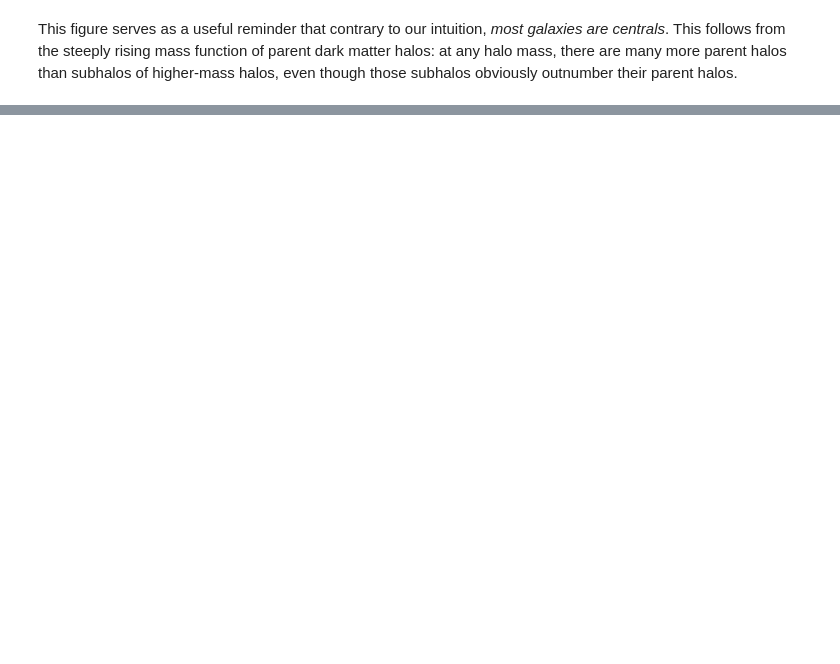
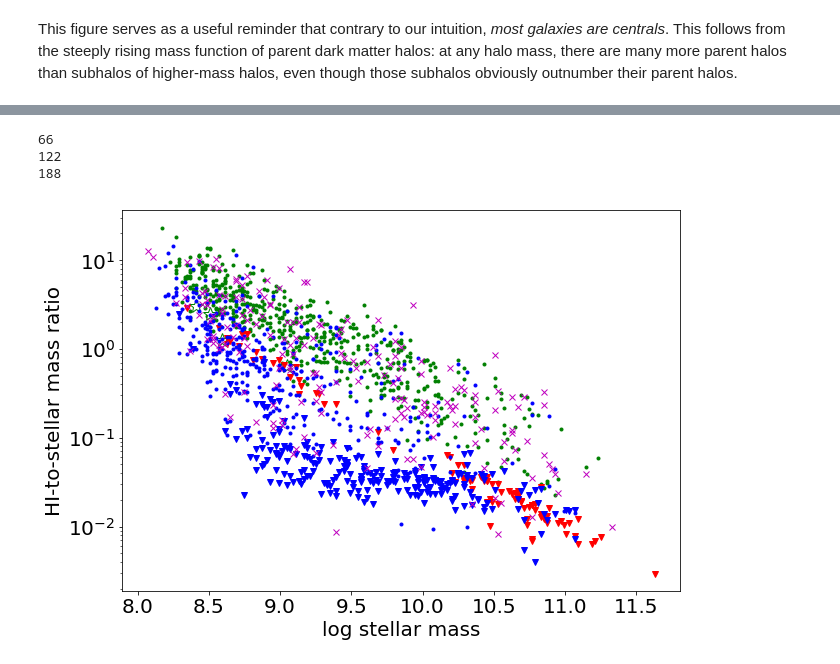
Before and after one commit to resolvesurvey/database-tutorial, a Jupyter notebook: RESOLVE_DataTutorial.ipynb, the cells around one changed output, grey strips where cells are left out. Saved outputs shown, nothing was run; the diff lists cells and outputs as text; code cells hidden in the pictures; blank space fills up the shorter version.

```diff
--- a/RESOLVE_DataTutorial.ipynb
+++ b/RESOLVE_DataTutorial.ipynb
@@ -91,0 +162,61 @@ bsem = (radeg >= 300) | (radeg <= 45) # 22-3 hr in RA is RESOLVE-B
+# %%
+# replace confused detections with successfully deconfused data
+confused = data['confused']
+f21corr = data['f21corr'] # deconfused flux
+ef21corr_rand = data['ef21corr_rand'] # random error on deconfused flux
+ef21corr_sys = data['ef21corr_sys'] # systematic error on deconfused flux
+f21corr[np.where(f21corr == 0)] = np.nan # treat zero in f21corr as NaN
+notempty = np.where(~np.isnan(f21corr))
+deconfokay = np.zeros(len(f21corr),dtype=bool)
+deconfokay[notempty] = (ef21corr_sys[notempty]/f21corr[notempty]) < 0.25
+goodconf = (confused == 1) & deconfokay # successfully deconfused
+badconf = (confused == 1) & ~deconfokay # unsuccessfully deconfused
+logmhicorr = np.log10(f21corr * 2.36e5 * (DinMpc)**2) # deconfused HI mass
+
+notconf = (confused != 1)
+sel1b = np.where(inorigsample & (hitelescope == "ALFALFA") & (snr21 >= 5) & (limflagmhi == 0) & notconf) # note 5 not 6.5
+sel2b = np.where(inorigsample & (hitelescope == "ALFALFA") & (snr21 < 5) & (snr21 > 0) & (limflagmhi == 0) & notconf)
+sel3b = np.where(inorigsample & (hitelescope == "ALFALFA") & (limflagmhi == 1) & notconf) # notconf is unnecessary here
+sel4b = np.where(inorigsample & (hitelescope != "ALFALFA") & (limflagmhi != 1) & (~np.isnan(ef21)) & notconf) # again, not missing
+sel5b = np.where(inorigsample & (hitelescope != "ALFALFA") & (limflagmhi == 1) & notconf) # notconf is unnecessary here
+hitostars1b = (10**logmhi[sel1b]) / (10**logmstar[sel1b])
+hitostars2b = (10**logmhi[sel2b]) / (10**logmstar[sel2b])
+hitostars3b = (10**logmhi[sel3b]) / (10**logmstar[sel3b])
+hitostars4b = (10**logmhi[sel4b]) / (10**logmstar[sel4b])
+hitostars5b = (10**logmhi[sel5b]) / (10**logmstar[sel5b])
+
+sel6 = np.where(inorigsample & goodconf)
+hitostars6 = (10**logmhicorr[sel6]) / (10**logmstar[sel6])
+
+# will need photometric gas fractions for unsuccessfully deconfused galaxies
+modeluj = data['modelu_j']
+b_a=data['b_a']
+modcolor = 1.140*modeluj + 0.594*(b_a) # from Eckert et al (2015) -- 1D fit with survival analysis on Mgas-to-M* limits
+photloggovers = 3.659 -0.981*modcolor # from Eckert et al (2015) volume-limited calibration, ~0.3 dex scatter
+logmhiphot = np.log10((10**photloggovers/1.4) * 10**logmstar) # take out 1.4 for Helium --> just HI
+
+sel7 = np.where(inorigsample & badconf)
+hitostars7 = (10**logmhiphot[sel7]) / (10**logmstar[sel7])
+
+# repeat plot replacing confused data with deconfused data or photometric estimates
+fig4 = plt.figure(4,figsize=(10,7))
+plt.clf()
+plt.plot(logmstar[sel1b],hitostars1b,'g.', label="ALFALFA high SNR")
+plt.plot(logmstar[sel2b],hitostars2b,'g*', markersize=15, markerfacecolor="white", label="ALFALFA low SNR (cat?)")
+plt.plot(logmstar[sel3b],hitostars3b,'rv', label="ALFALFA upper lim (not cat)")
+plt.plot(logmstar[sel4b],hitostars4b,'b.', label="new high SNR")
+plt.plot(logmstar[sel5b],hitostars5b,'bv', label="new upper lim")
+plt.plot(logmstar[sel6],hitostars6,'mx', markersize=6, label="successfully deconfused")
+plt.plot(logmstar[sel7],hitostars7,'mx', markersize=6, label="badly confused, phot-HI")
+plt.yscale('log')
+plt.xlabel("log stellar mass")
+plt.ylabel("HI-to-stellar mass ratio")
+
+print(len(sel6[0]))
+print(len(sel7[0]))
+print(np.sum((confused == 1) & inorigsample))
+# %% [output]
+66
+122
+188
+[figure, added]
```
Also changed, not shown: parts of 14 cells of this notebook, 1 other file.
